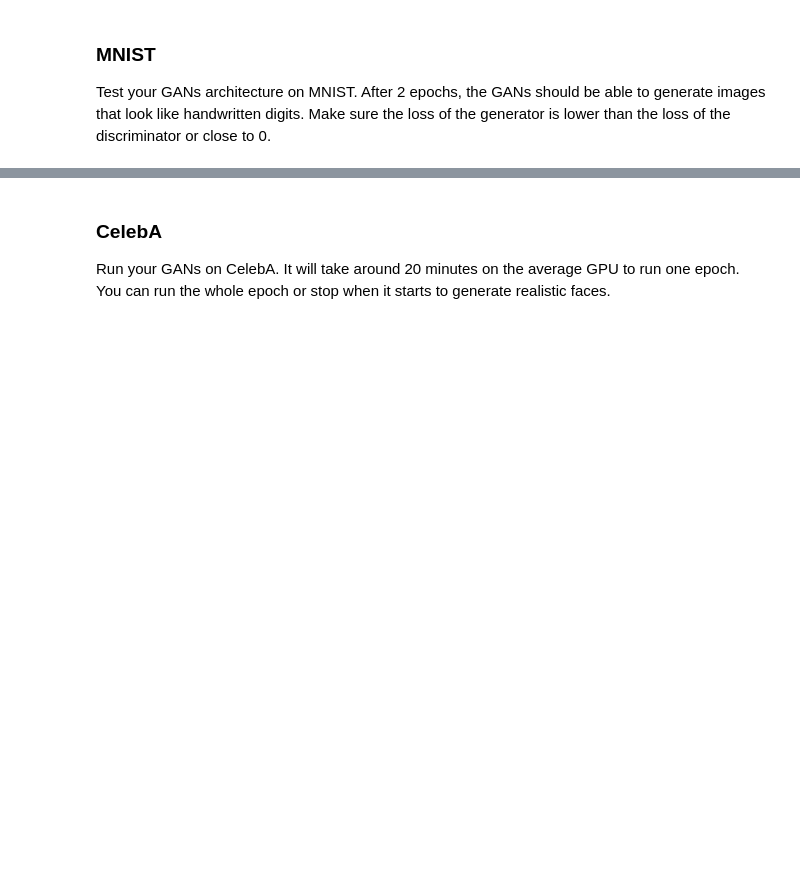
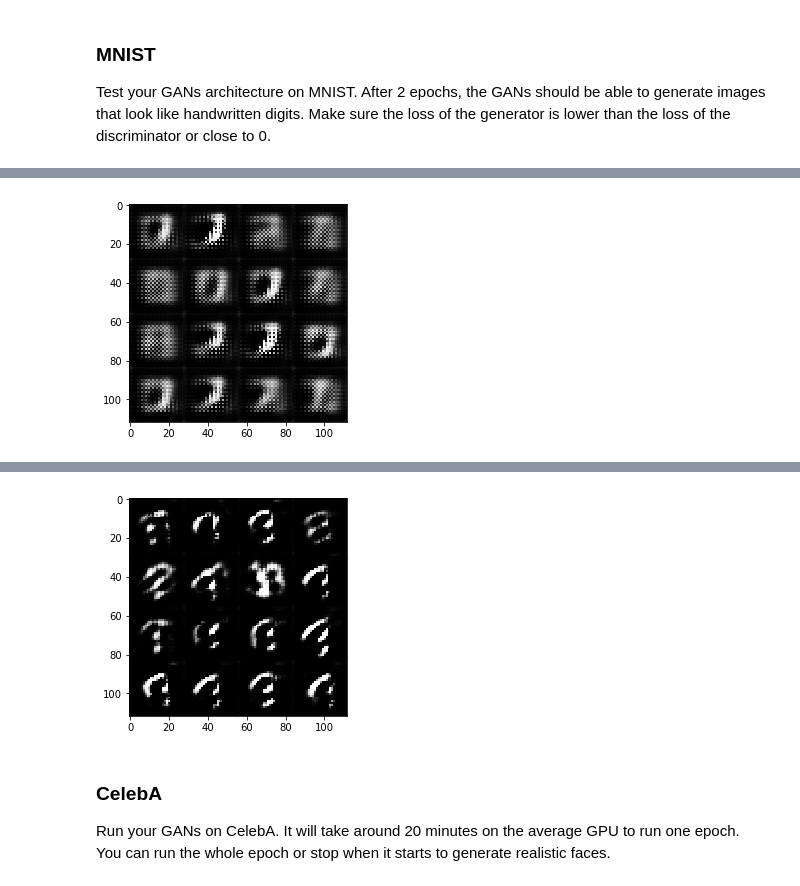
Before and after one commit to binit92/DeepLearningCodes, a Jupyter notebook: dlnd-face-generation/dlnd_face_generation.ipynb, the cells around one changed output, grey strips where cells are left out. Cells and saved outputs as stored; diff of their text form; code cells hidden in the pictures; blank space fills up the shorter version.

```diff
--- a/dlnd-face-generation/dlnd_face_generation.ipynb
+++ b/dlnd-face-generation/dlnd_face_generation.ipynb
@@ -323,7 +323,7 @@ def model_opt(d_loss, g_loss, learning_rate, beta1):
     g_vars = [value for value in t_vars if value.name.startswith('generator')]
 
     # Optimizing
-    with tf.control.dependencies(tf.get_collection(tf.GraphKeys.UPDATE_OPS)):
+    with tf.control_dependencies(tf.get_collection(tf.GraphKeys.UPDATE_OPS)):
 
         d_opt = tf.train.AdamOptimizer(learning_rate,
                                       beta1 = beta1).minimize(d_loss, var_list = d_vars)
@@ -401,10 +462,10 @@ def train(epoch_count, batch_size, z_dim, learning_rate, beta1, get_batches, dat
 ### MNIST
 Test your GANs architecture on MNIST.  After 2 epochs, the GANs should be able to generate images that look like handwritten digits.  Make sure the loss of the generator is lower than the loss of the discriminator or close to 0.
 # %%
-batch_size = None
-z_dim = None
-learning_rate = None
-beta1 = None
+batch_size = 64
+z_dim = 100
+learning_rate = 0.001
+beta1 = 0.5
 
 
 """
@@ -416,3 +477,4 @@ mnist_dataset = helper.Dataset('mnist', glob(os.path.join(data_dir, 'mnist/*.jpg
 with tf.Graph().as_default():
     train(epochs, batch_size, z_dim, learning_rate, beta1, mnist_dataset.get_batches,
           mnist_dataset.shape, mnist_dataset.image_mode)
+# %% [output]
@@ -418,0 +500 @@ with tf.Graph().as_default():
+[figure, added]
@@ -419,3 +515,4 @@ with tf.Graph().as_default():
+[figure, added]
 # %% [markdown]
 ### CelebA
 Run your GANs on CelebA.  It will take around 20 minutes on the average GPU to run one epoch.  You can run the whole epoch or stop when it starts to generate realistic faces.
```
Also changed, not shown: parts of 4 cells of this notebook.
